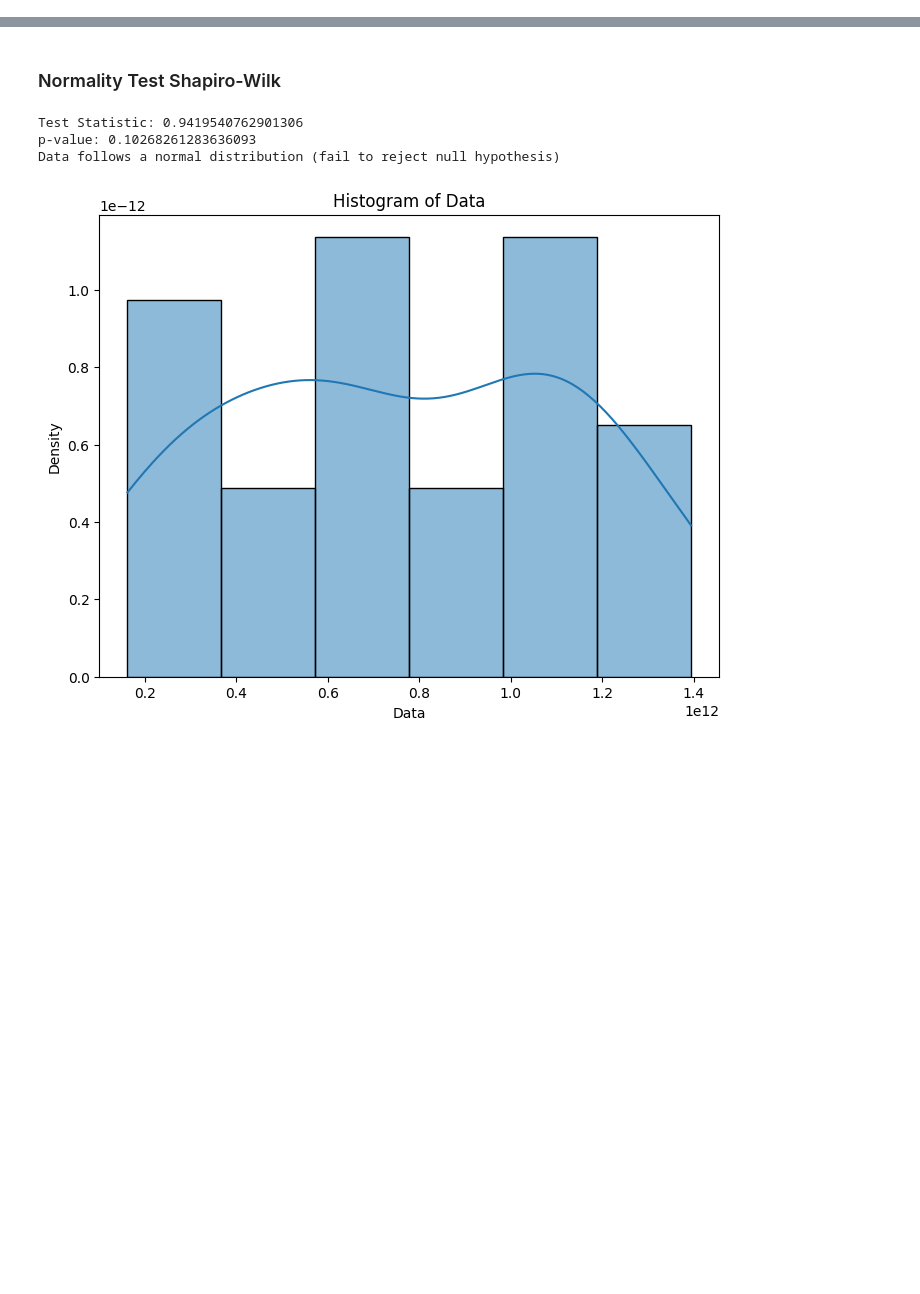
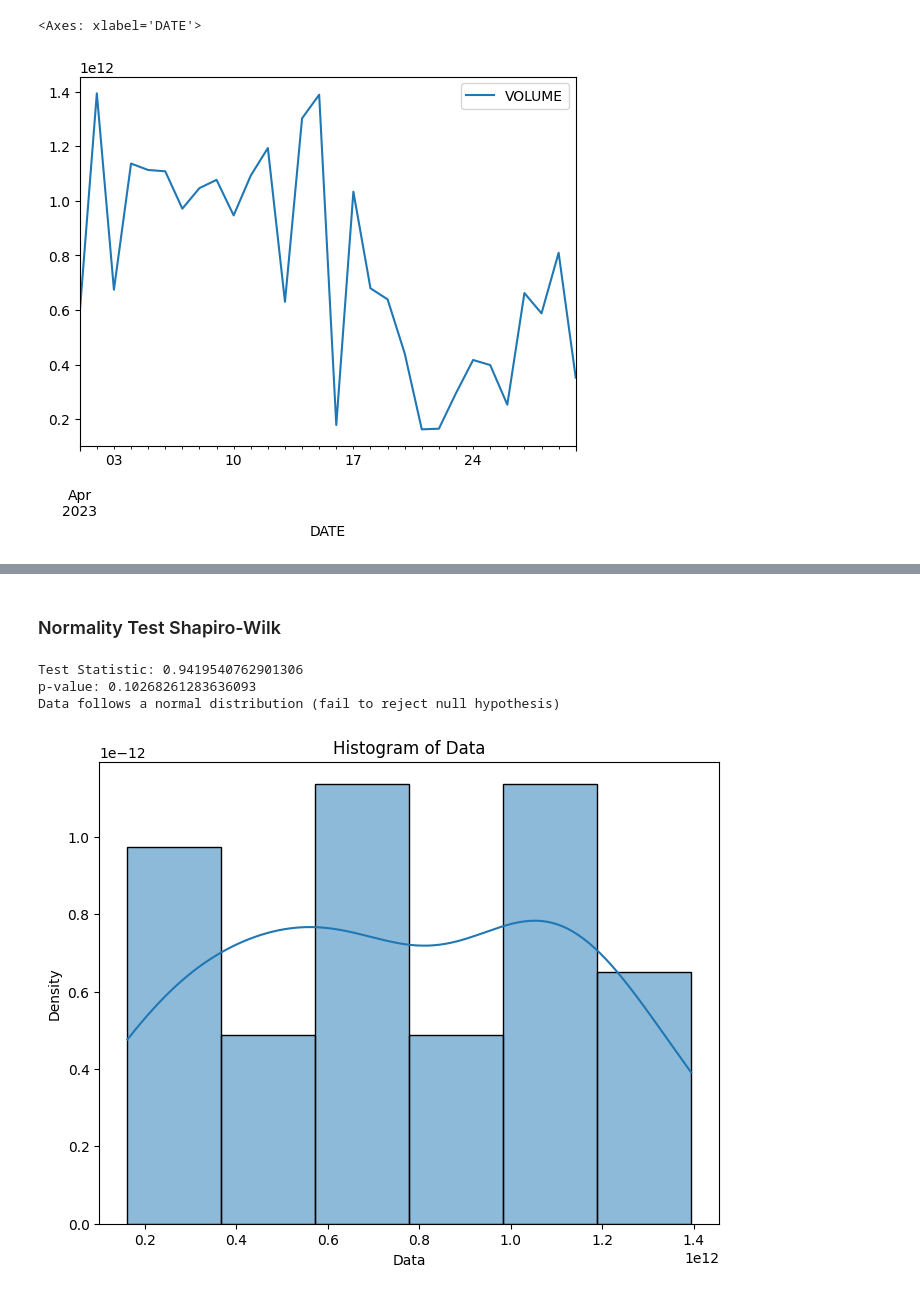
Before and after one commit to RizkiRiyadi/ForecastGasDemandKarawang, a Jupyter notebook: ForecastTest.ipynb, the cells around one changed output, grey strips where cells are left out. Cells and saved outputs as stored; diff of their text form; code cells hidden in the pictures; blank space fills up the shorter version.

```diff
--- a/ForecastTest.ipynb
+++ b/ForecastTest.ipynb
@@ -24,0 +27,5 @@ df.head()
+# %%
+df.plot(y='VOLUME')
+# %% [output]
+<Axes: xlabel='DATE'>
+[figure, added]
```
Also changed, not shown: parts of 8 cells of this notebook.
